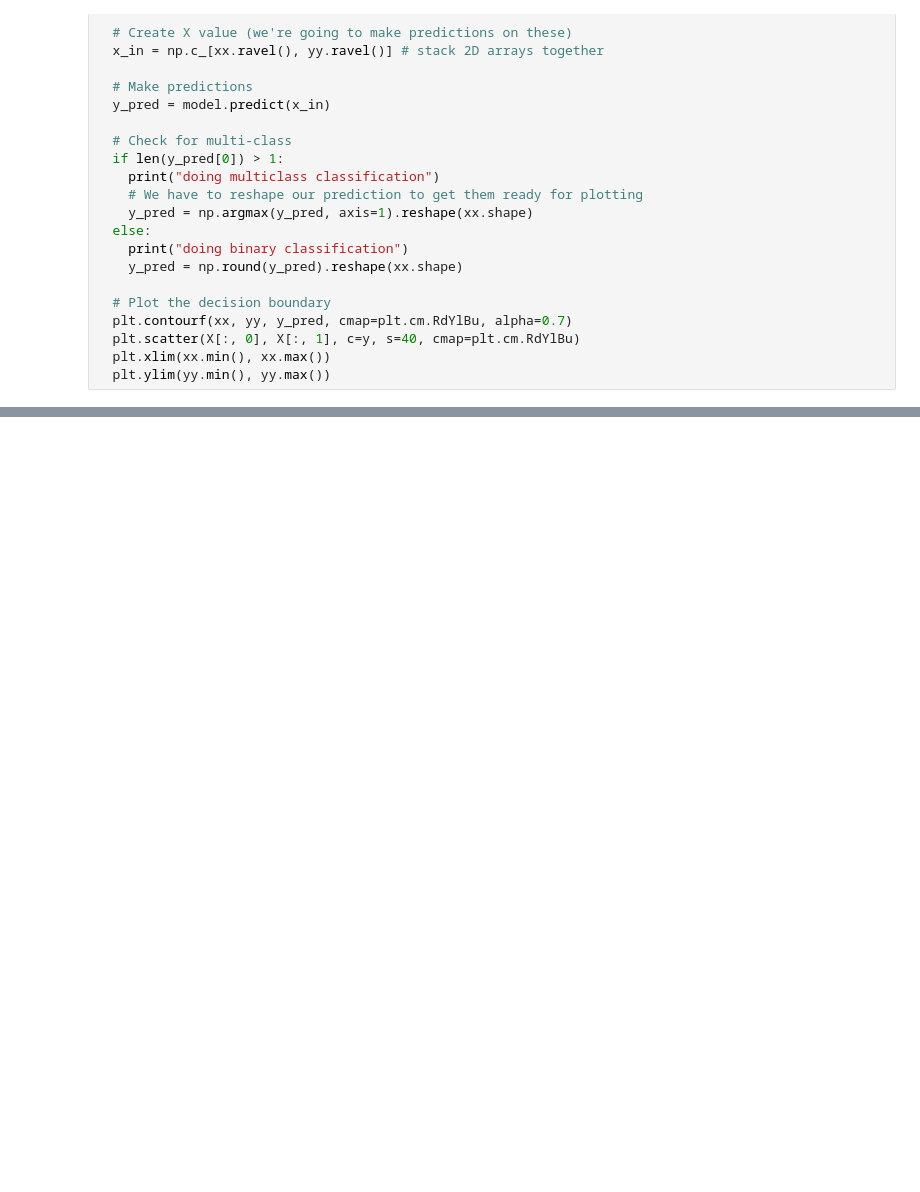
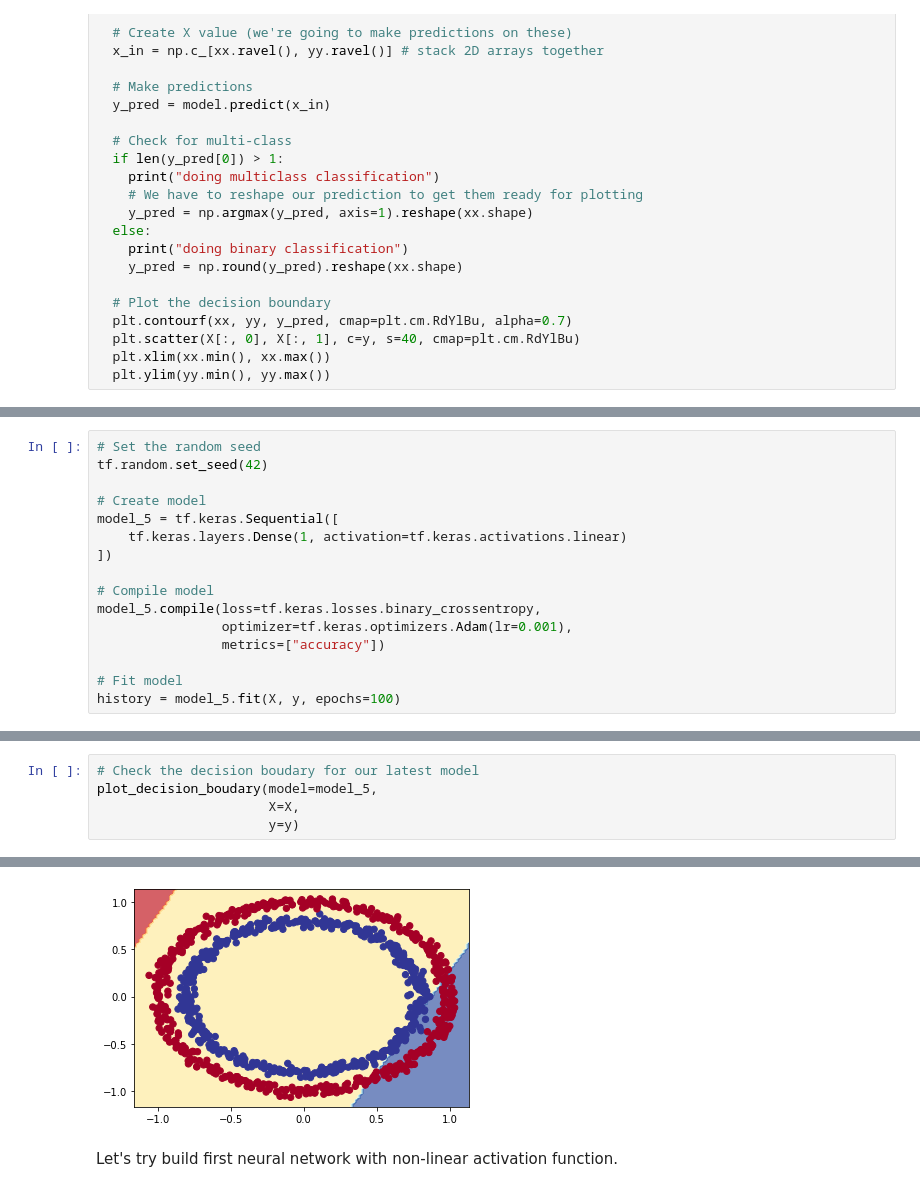
Before and after one commit to redrum88/tensorflow, a Jupyter notebook: 02_neural_network_classification_in_tensorflow.ipynb, the cells around one changed output, grey strips where cells are left out. Cells and saved outputs as stored; diff of their text form; blank space fills up the shorter version.

```diff
--- a/02_neural_network_classification_in_tensorflow.ipynb
+++ b/02_neural_network_classification_in_tensorflow.ipynb
@@ -266,0 +366,16 @@ doing binary classification
+# %%
+# Set the random seed
+tf.random.set_seed(42)
+
+# Create model
+model_5 = tf.keras.Sequential([
+    tf.keras.layers.Dense(1, activation=tf.keras.activations.linear)
+])
+
+# Compile model
+model_5.compile(loss=tf.keras.losses.binary_crossentropy,
+                optimizer=tf.keras.optimizers.Adam(lr=0.001),
+                metrics=["accuracy"])
+
+# Fit model
+history = model_5.fit(X, y, epochs=100)
@@ -266,0 +406,6 @@ doing binary classification
+# %%
+# Check the decision boudary for our latest model
+plot_decision_boudary(model=model_5,
+                      X=X,
+                      y=y)
+# %% [output]
@@ -266,0 +414,3 @@ doing binary classification
+[figure, added]
+# %% [markdown]
+Let's try build first neural network with non-linear activation function.
```
Also changed, not shown: parts of 50 cells of this notebook.
